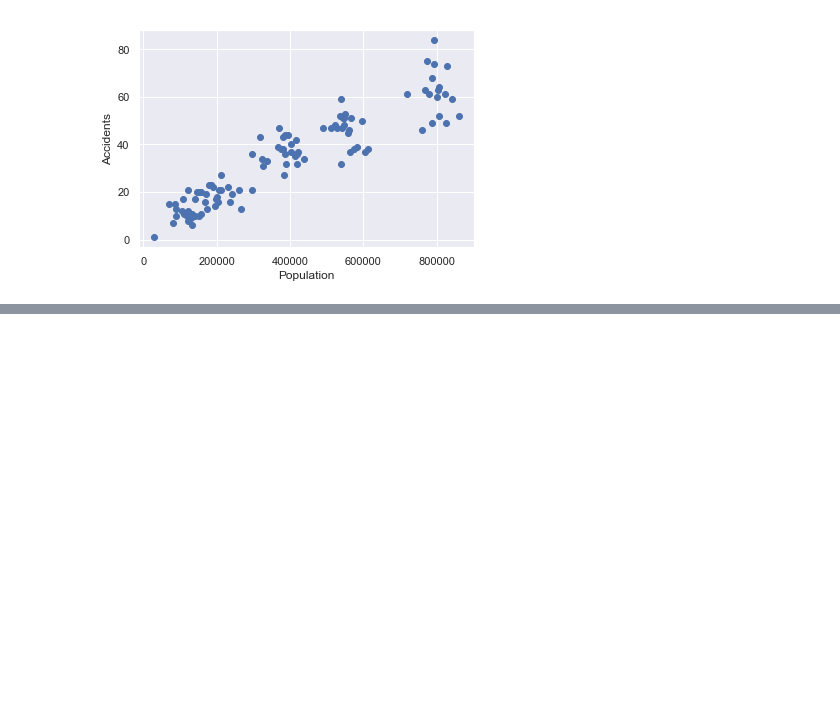
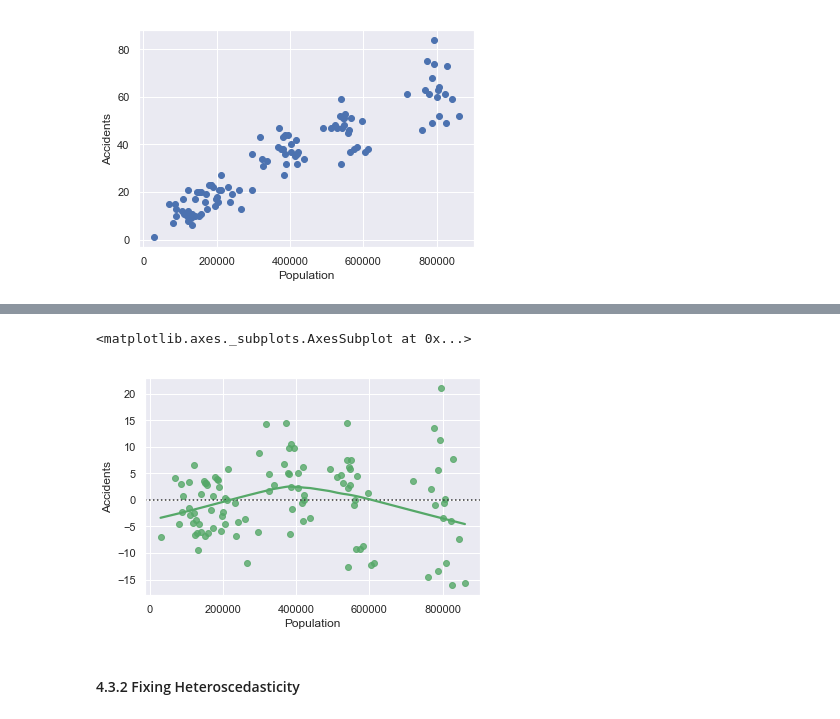
Before and after one commit to alexandrehsd/regression-analysis, a Jupyter notebook: Regression Analysis.ipynb, the cells around one changed output, grey strips where cells are left out. Drawn from its saved outputs; the diff is of its cells as text; code cells hidden in the pictures; blank space fills up the shorter version.

```diff
--- a/Regression Analysis.ipynb
+++ b/Regression Analysis.ipynb
@@ -403,0 +424,7 @@ strong multicollinearity or other numerical problems.
+# %%
+sns.residplot(x1, y, lowess=True, color="g")
+# %% [output]
+<matplotlib.axes._subplots.AxesSubplot at 0x...>
+[figure, added]
+# %% [markdown]
+#### 4.3.2 Fixing Heteroscedasticity
```
Also changed, not shown: parts of 27 cells of this notebook.
